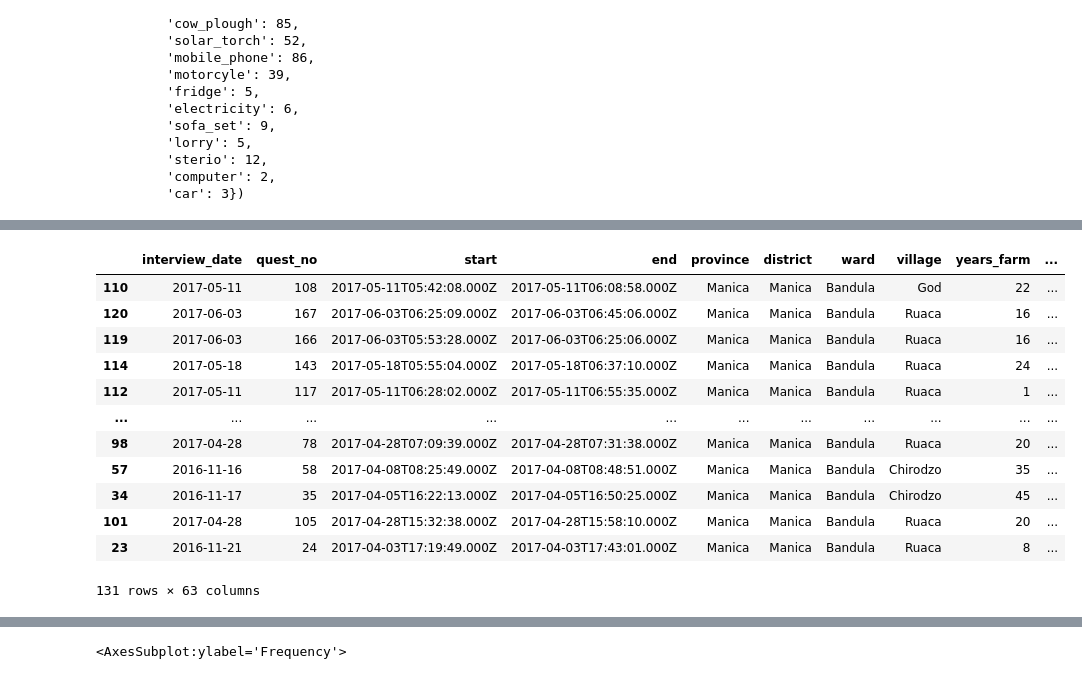
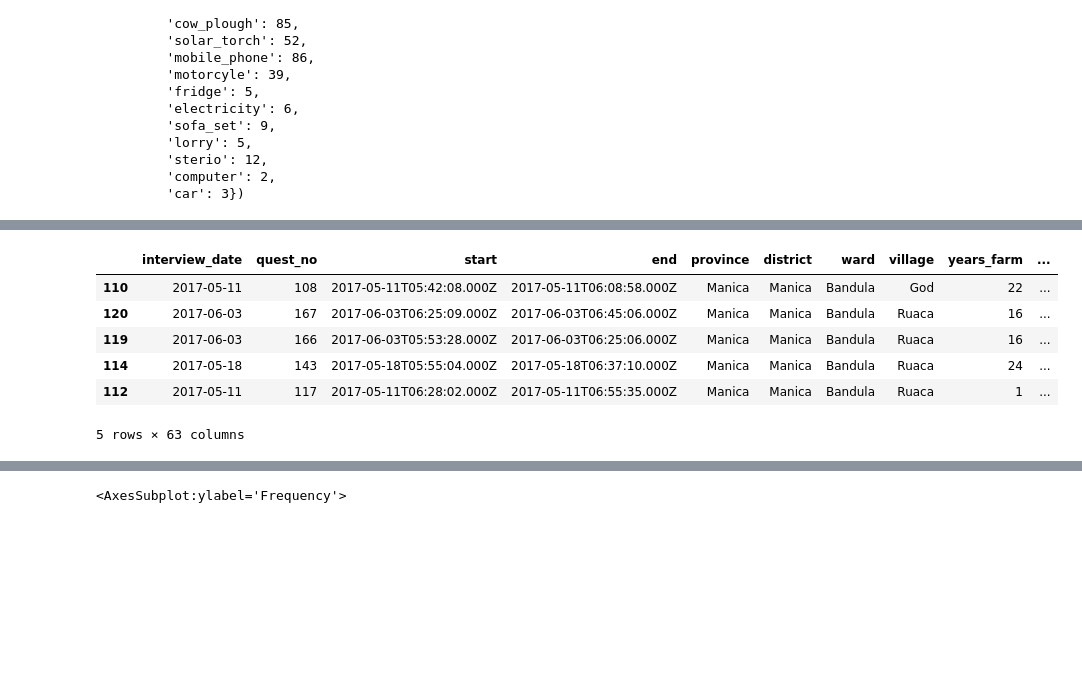
Before and after one commit to CALDISS-AAU/workshop_data-management, a Jupyter notebook: notebooks/02_python-data-management.ipynb, the cells around one changed output, grey strips where cells are left out. Cells and saved outputs as stored; diff of their text form; code cells hidden in the pictures; blank space fills up the shorter version.

```diff
--- a/notebooks/02_python-data-management.ipynb
+++ b/notebooks/02_python-data-management.ipynb
@@ -215,21 +176,15 @@ data_mabat3.loc[:, ['instanceID', 'village', 'respondent_roof_type']].head(10)
 # %%
 # Sorting values
 
-data.sort_values(by = ['gps_Altitude'])
+data.sort_values(by = ['gps_Altitude']).head()
 # %% [output]
 |  | interview_date | quest_no | start | end | province | district | ward | village | years_farm | ... |
 | 110 | 2017-05-11 | 108 | 2017-05-11T05:42:08.000Z | 2017-05-11T06:08:58.000Z | Manica | Manica | Bandula | God | 22 | ... |
 | 120 | 2017-06-03 | 167 | 2017-06-03T06:25:09.000Z | 2017-06-03T06:45:06.000Z | Manica | Manica | Bandula | Ruaca | 16 | ... |
 | 119 | 2017-06-03 | 166 | 2017-06-03T05:53:28.000Z | 2017-06-03T06:25:06.000Z | Manica | Manica | Bandula | Ruaca | 16 | ... |
 | 114 | 2017-05-18 | 143 | 2017-05-18T05:55:04.000Z | 2017-05-18T06:37:10.000Z | Manica | Manica | Bandula | Ruaca | 24 | ... |
 | 112 | 2017-05-11 | 117 | 2017-05-11T06:28:02.000Z | 2017-05-11T06:55:35.000Z | Manica | Manica | Bandula | Ruaca | 1 | ... |
-| ... | ... | ... | ... | ... | ... | ... | ... | ... | ... | ... |
-| 98 | 2017-04-28 | 78 | 2017-04-28T07:09:39.000Z | 2017-04-28T07:31:38.000Z | Manica | Manica | Bandula | Ruaca | 20 | ... |
-| 57 | 2016-11-16 | 58 | 2017-04-08T08:25:49.000Z | 2017-04-08T08:48:51.000Z | Manica | Manica | Bandula | Chirodzo | 35 | ... |
-| 34 | 2016-11-17 | 35 | 2017-04-05T16:22:13.000Z | 2017-04-05T16:50:25.000Z | Manica | Manica | Bandula | Chirodzo | 45 | ... |
-| 101 | 2017-04-28 | 105 | 2017-04-28T15:32:38.000Z | 2017-04-28T15:58:10.000Z | Manica | Manica | Bandula | Ruaca | 20 | ... |
-| 23 | 2016-11-21 | 24 | 2017-04-03T17:19:49.000Z | 2017-04-03T17:43:01.000Z | Manica | Manica | Bandula | Ruaca | 8 | ... |
-131 rows × 63 columns
+5 rows × 63 columns
 # %%
 # Sorting values - multiple
 
```
Also changed, not shown: parts of 13 cells of this notebook, 2 other files.
